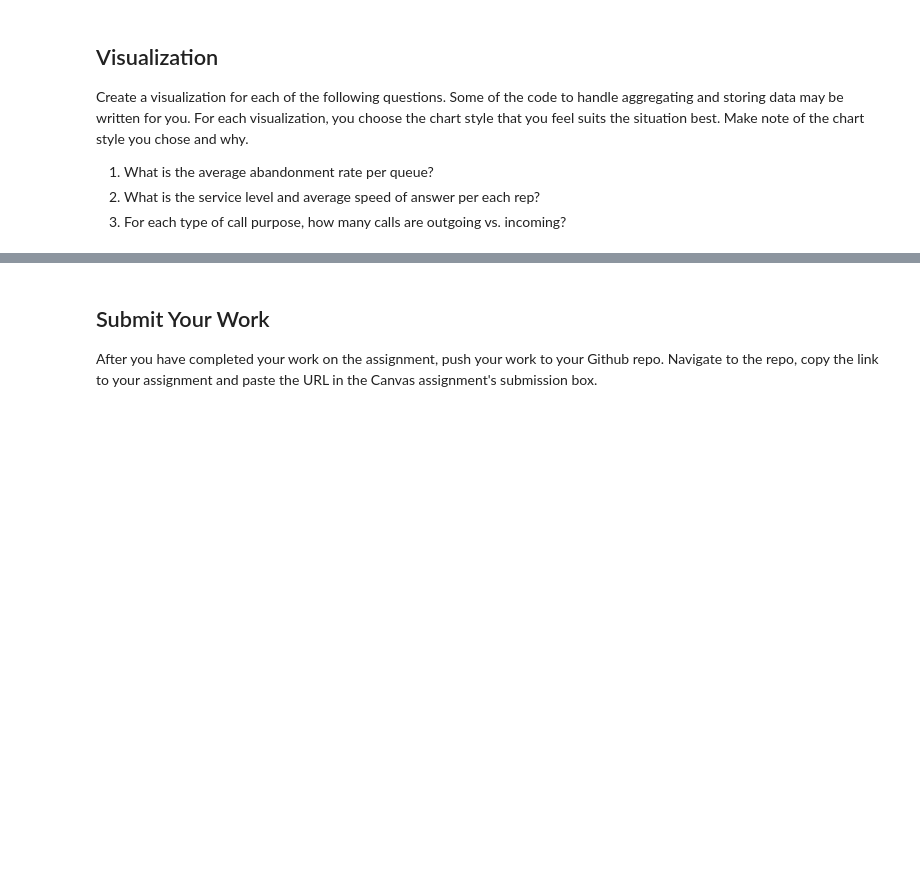
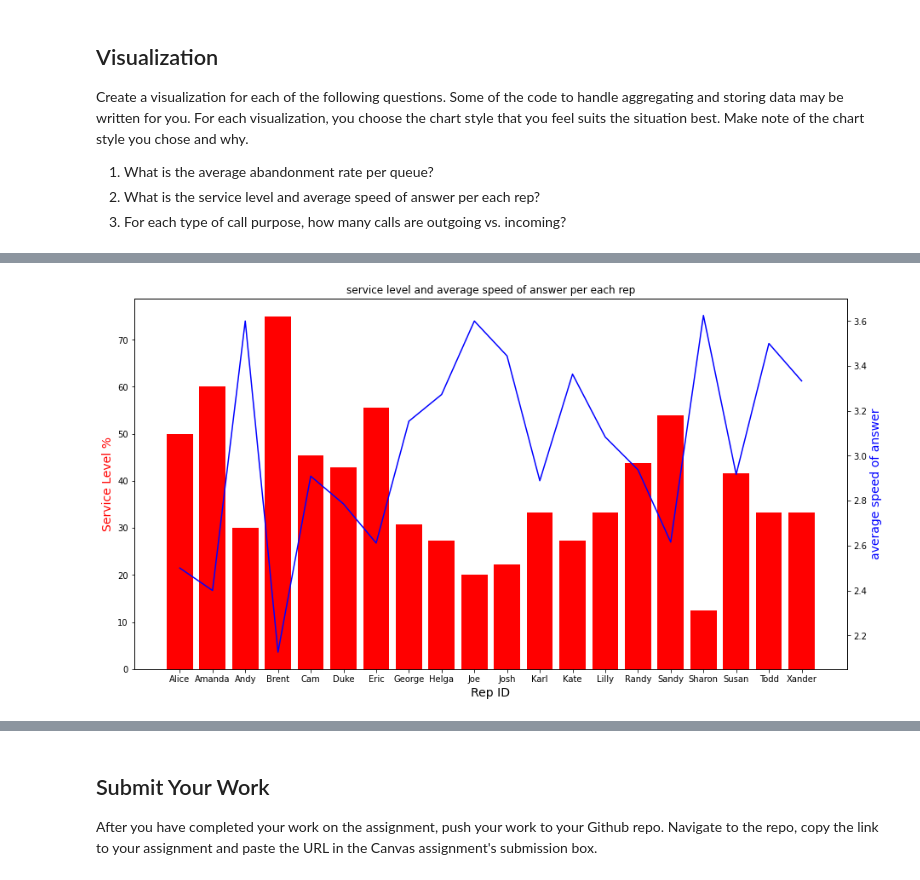
Before and after one commit to dnakagiri/call-center-cleanup-assignment, a Jupyter notebook: Call Center Cleanup.ipynb, the cells around one changed output, grey strips where cells are left out. Cells and saved outputs as stored; diff of their text form; code cells hidden in the pictures; blank space fills up the shorter version.

```diff
--- a/Call Center Cleanup.ipynb
+++ b/Call Center Cleanup.ipynb
@@ -472,25 +583,54 @@ KeyError: 'queue_dict'
 # %%
-# Create visualization 2 here
-# north_plt contains the data you need for the average speed of answer of each rep
+# df_plt contains the data for the average speed of answer of each rep (whole company)
 
-north_plt = north.groupby("Rep ID")["Incoming Wait Time"].mean().to_frame().reset_index()
+df_plt = df.groupby("Rep ID")["Incoming Wait Time"].mean().to_frame().reset_index()
 
 # Finding each Rep's Personal Service Level Percentage.  Basically, Calls within 2 secs / total calls
 
 # Table 1: Total Incoming calls less than 2 seconds grouped by Rep
-quick_calls = north[north["Incoming Wait Time"] <= 2.0]
+quick_calls = df[df["Incoming Wait Time"] <= 2.0]
 quick_reps = quick_calls[["Rep ID", "Calls"]]
 quick_stats = quick_reps.groupby(["Rep ID"]).sum()  # Final Table
 
 
 # Table 2: Total Incoming Calls Only grouped by Rep
-total_calls_in = north[north["Incoming or Outgoing"] == "Incoming"]
+total_calls_in = df[df["Incoming or Outgoing"] == "Incoming"]
 rep_calls = total_calls_in[["Rep ID", "Calls"]]
 total_stats = rep_calls.groupby(["Rep ID"]).sum() # Final Table
 
 #  Table 3: Service Level Percentage created via merge
 service_level = pd.merge(quick_stats, total_stats, on="Rep ID")
 
 # Create Percentage Column in Table 3
 service_level["Service Level %"] = service_level["Calls_x"]/service_level["Calls_y"] * 100
+
+# Create new table showing both service level and average speed of answer of each rep
+service_speed = pd.merge(service_level, df_plt, on="Rep ID")
+
+# Create visualization 2 here
+
+# dual axis chart
+
+# create figure and axis objects with subplots()
+fig = plt.figure(1, figsize=(15,8))
+ax = fig.add_subplot()
+# make a bar chart to represent service level percentage
+barchart = plt.bar(service_speed['Rep ID'], service_speed['Service Level %'], color='red', label='Rep ID')
+# set x-axis label
+ax.set_xlabel('Rep ID', fontsize=14)
+# set y-axis label
+ax.set_ylabel('Service Level %', color="red", fontsize=14)
+# twin object for two different y-axis on the sample plot
+ax2 = ax.twinx()
+# make a plot with different y-axis using second axis object
+# make a line chart
+linechart = plt.plot(service_speed['Rep ID'], service_speed['Incoming Wait Time'], color='blue')
+# 2nd y-axis for average speed of answer
+ax2.set_ylabel('average speed of answer', color="blue", fontsize=14)
+# set chart title
+plt.title('service level and average speed of answer per each rep')
+
+plt.show()
+# %% [output]
+[figure, added]
 # %%
```
Also changed, not shown: parts of 8 cells of this notebook.
